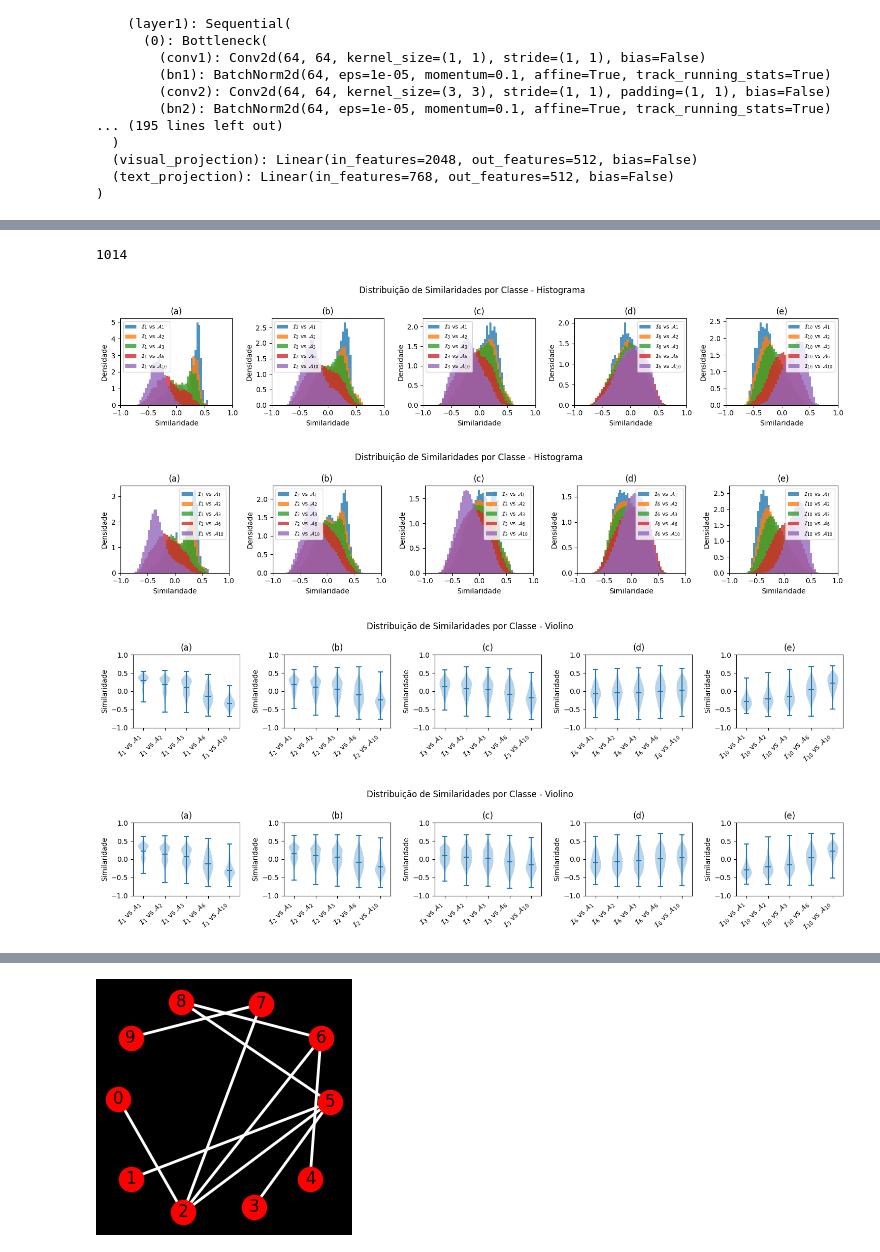
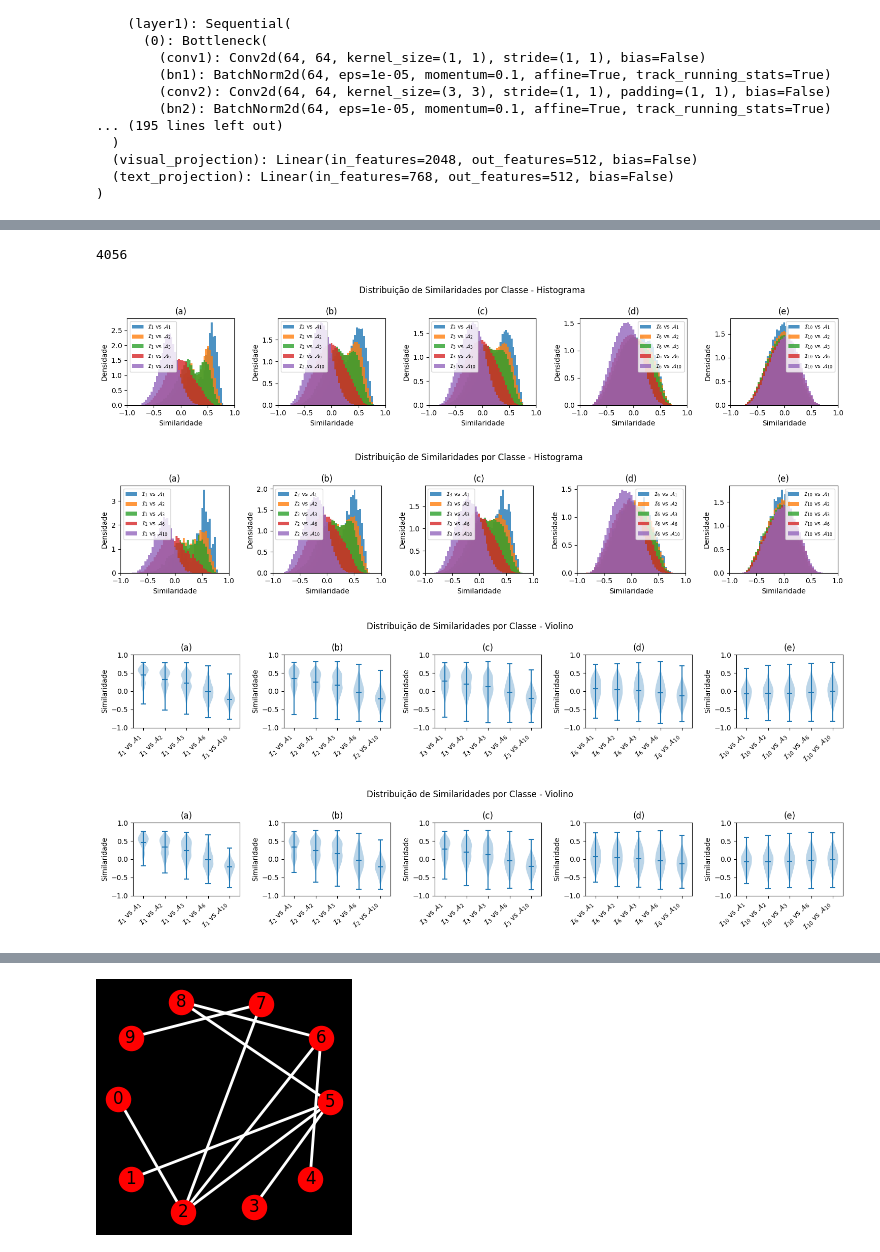
Before and after one commit to Krayth/TCC-graphs-CLIP-test2, a Jupyter notebook: Treinamento-Watts-Strogatz.ipynb, the cells around one changed output, grey strips where cells are left out. Cells and saved outputs as stored; diff of their text form; code cells hidden in the pictures.

Commit message:
Watts-Strogatz and dataset.py update - changed get_dataset to not flip or crop, added new umap plot, image embeddings in silhouette score, correction in loss calculation

```diff
--- a/Treinamento-Watts-Strogatz.ipynb
+++ b/Treinamento-Watts-Strogatz.ipynb
@@ -173,8 +182,8 @@ model = get_model()
 tokenizer = AutoTokenizer.from_pretrained("bert-base-uncased")
 metrics = []
 
-ds_train = get_dataset_train("../Graphs/watts-strogatz-valid/images", "../Graphs/watts-strogatz-valid/edgelists.json", split=0)
-ds_valid = get_dataset_valid("../Graphs/watts-strogatz-train/images", "../Graphs/watts-strogatz-train/edgelists.json", split=0)
+ds_train = get_dataset_train("../Graphs/watts-strogatz-train/images", "../Graphs/watts-strogatz-train/edgelists.json", split=0)
+ds_valid = get_dataset_valid("../Graphs/watts-strogatz-valid/images", "../Graphs/watts-strogatz-valid/edgelists.json", split=0)
 
 dl_train = torch.utils.data.DataLoader(ds_train,
                                  batch_size=training_args.per_device_train_batch_size,
@@ -249,11 +271,11 @@ for epoch in range(int(training_args.num_train_epochs)):
         if (step + 1) % training_args.gradient_accumulation_steps == 0:
             optimizer.step()
 
-        total_loss_train += loss.item()
+        total_loss_train += loss.item()*imgs.shape[0]
 
     with torch.no_grad():
         total_loss_valid = 0
-        model.eval()
+        #model.eval()
         for step, (imgs, texts) in enumerate(dl_valid):
 
             imgs = imgs.to(device)
@@ -269,11 +291,11 @@ for epoch in range(int(training_args.num_train_epochs)):
             # CLIP loss (InfoNCE)
             loss = clip_loss(logits)
 
-            total_loss_valid += loss.item()
+            total_loss_valid += loss.item()*imgs.shape[0]
 
     # logging
-    avg_loss_train = total_loss_train / len(dl_train)
-    avg_loss_valid = total_loss_valid / len(dl_valid)
+    avg_loss_train = total_loss_train / len(dl_train.dataset)
+    avg_loss_valid = total_loss_valid / len(dl_valid.dataset)
     sil_score_train, ch_score_train, db_score_train, topk_train = compute_metrics(model, ds_train, device=device)
     sil_score_valid, ch_score_valid, db_score_valid, topk_valid= compute_metrics(model, ds_valid, device=device)
 
@@ -298,9 +320,9 @@ for epoch in range(int(training_args.num_train_epochs)):
     print(f"{epoch_str}\t{avg_loss_train:.4f}\t\t\t{avg_loss_valid:.4f}\t\t{sil_score_train:.4f}\t\t{sil_score_valid:.4f}\t\t{ch_score_train:.2f}\t\t{ch_score_valid:.2f}\t\t{db_score_train:.4f}\t\t{db_score_valid:.4f}")
 
 df_metrics = pd.DataFrame(metrics, columns=['epoca', 'loss_train', 'loss_valid', 'sil_train', 'sil_valid', 'ch_train', 'ch_valid', 'db_train', 'db_valid', 'top_k_train', 'top_k_valid'])
-df_metrics.to_csv("Metricas Treinamento-Validacao-Watts-Strogatz-Dataset-Invertido-100epoch.csv")
+df_metrics.to_csv("Metricas Treinamento-Validacao-Watts-Strogatz-Dataset-Descontaminado-100epoch.csv")
 
 # Salva apenas os pesos da ultima epoca
-torch.save(model.state_dict(), "Modelo-Watts-Strogatz-Dataset-Invertido-100epoch.ckpt")
+torch.save(model.state_dict(), "Modelo-Watts-Strogatz-Dataset-Descontaminado-100epoch.ckpt")
 # %% [output]
                 Loss Treino     Loss Validacao  Silhueta Treino Silhueta Validacao      CH Treino       CH Validacao    DB Treino       DB Validacao
@@ -430,11 +452,11 @@ plt.show()
 # %%
 len(ds_train)
 # %% [output]
-1014
+4056
 # %%
-# Calcula similaridades
-sims_train, _ = compute_sims(model, ds_train, device=device)
-sims_valid, _ = compute_sims(model, ds_valid, device=device)
+# Calcula similaridades e recupera as embeddings
+sims_train, image_embs_train, text_embs_train = compute_sims(model, ds_train, device=device)
+sims_valid, image_embs_valid, text_embs_valid = compute_sims(model, ds_valid, device=device)
 # %%
 def create_histograms(sim_mat, num_items_per_class, class_names, xlim=(-1, 1), output_plot=None):
     """ Plota histogramas das similaridades entre classes.
@@ -452,44 +474,44 @@ def create_histograms(sim_mat, num_items_per_class, class_names, xlim=(-1, 1), o
     class_indices = torch.cumsum(num_items_per_class, dim=0)
 
     bins = torch.linspace(-1, 1, 60)
 
     fig, axs = plt.subplots(1, num_classes, figsize=(15, 3), constrained_layout=True)
     for i_ref, c_ref in enumerate(range(num_classes)):
         for i_cmp, c_cmp in enumerate(range(num_classes)):
             slice_ref = slice(class_indices[c_ref], class_indices[c_ref + 1])
             slice_cmp = slice(class_indices[c_cmp], class_indices[c_cmp + 1])
             block = sim_mat[slice_ref, slice_cmp]
 
             label = f'$\\mathcal{{I}}_{{{class_names[c_ref]}}}$ vs $\\mathcal{{A}}_{{{class_names[c_cmp]}}}$'
             ax = axs[i_ref]
             ax.hist(block.cpu().flatten(), bins=bins, density=True, label=label, alpha=0.8)
             ax.set_xlabel("Similaridade")
             ax.set_ylabel("Densidade")
             ax.set_title(f"({chr(97 + i_ref)})")
         ax.set_xlim(xlim)
         ax.legend(fontsize=8)
 
     fig.suptitle("Distribuição de Similaridades por Classe - Histograma", fontsize=12)
     fig.tight_layout()
 
     fig.savefig(output_plot, bbox_inches="tight")
     plt.show()
 
 # Número de elementos para cada classe
-#num_items_per_class = [56, 1000, 1000, 1000, 1000] # treinamento
-num_items_per_class = [14, 250, 250, 250, 250]   # validação
+num_items_per_class = [56, 1000, 1000, 1000, 1000] # treinamento
+#num_items_per_class = [14, 250, 250, 250, 250]   # validação
 
 class_names = ["1", "2", "3", "6", "10"]
-create_histograms(sims_train, num_items_per_class, class_names, xlim=(-1.0, 1), output_plot="hist_classes_treino_dataset_invertido.pdf")
+create_histograms(sims_train, num_items_per_class, class_names, xlim=(-1.0, 1), output_plot="hist_classes_treino_dataset_descontaminado_100epoch.pdf")
 # %% [output]
-[figure, old version]
+[figure, new version]
 # %%
-#num_items_per_class = [14, 250, 250, 250, 250]   # validação
-num_items_per_class = [56, 1000, 1000, 1000, 1000] # treinamento
+num_items_per_class = [14, 250, 250, 250, 250]   # validação
+#num_items_per_class = [56, 1000, 1000, 1000, 1000] # treinamento
 
-create_histograms(sims_valid, num_items_per_class, class_names, xlim=(-1.0, 1), output_plot="hist_classes_valid_dataset_invertido.pdf")
+create_histograms(sims_valid, num_items_per_class, class_names, xlim=(-1.0, 1), output_plot="hist_classes_valid_dataset_descontaminado_100epoch.pdf")
 # %% [output]
-[figure, old version]
+[figure, new version]
 # %%
 def create_violin_plots(sim_mat, num_items_per_class, class_names, ylim=(-1, 1), output_plot=None):
     """ Plota gráficos de violino das similaridades entre classes.
@@ -534,20 +556,20 @@ def create_violin_plots(sim_mat, num_items_per_class, class_names, ylim=(-1, 1),
     plt.show()
 
 # Número de elementos para cada classe
-#num_items_per_class = [56, 1000, 1000, 1000, 1000]   # treinamento
-num_items_per_class = [14, 250, 250, 250, 250] # validacao
+num_items_per_class = [56, 1000, 1000, 1000, 1000]   # treinamento
+#num_items_per_class = [14, 250, 250, 250, 250] # validacao
 
 class_names = ["1", "2", "3", "6", "10"]
-create_violin_plots(sims_train, num_items_per_class, class_names, ylim=(-1.0, 1.0), output_plot="violino_classe_treino_dataset_invertido.pdf")
+create_violin_plots(sims_train, num_items_per_class, class_names, ylim=(-1.0, 1.0), output_plot="violino_classe_treino_dataset_descontaminado_100epoch.pdf")
 # %% [output]
-[figure, old version]
+[figure, new version]
 # %%
-#num_items_per_class = [14, 250, 250, 250, 250] # validacao
-num_items_per_class = [56, 1000, 1000, 1000, 1000]   # treinamento
+num_items_per_class = [14, 250, 250, 250, 250] # validacao
+#num_items_per_class = [56, 1000, 1000, 1000, 1000]   # treinamento
 
-create_violin_plots(sims_valid, num_items_per_class, class_names, ylim=(-1.0, 1.0), output_plot="violino_classe_valid_dataset_invertido.pdf")
+create_violin_plots(sims_valid, num_items_per_class, class_names, ylim=(-1.0, 1.0), output_plot="violino_classe_valid_dataset_descontaminado_100epoch.pdf")
 # %% [output]
-[figure, old version]
+[figure, new version]
 # %%
 sims_train.shape
 # %% [output]
```
Also changed, not shown: parts of 23 cells of this notebook, 1 other file.
